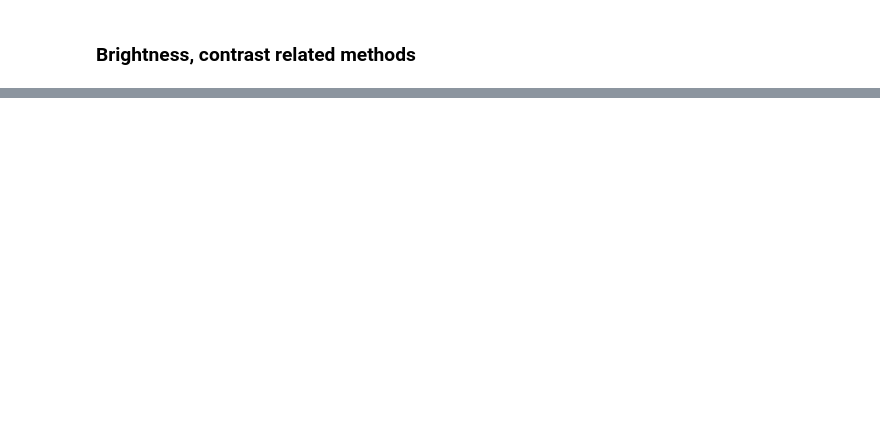
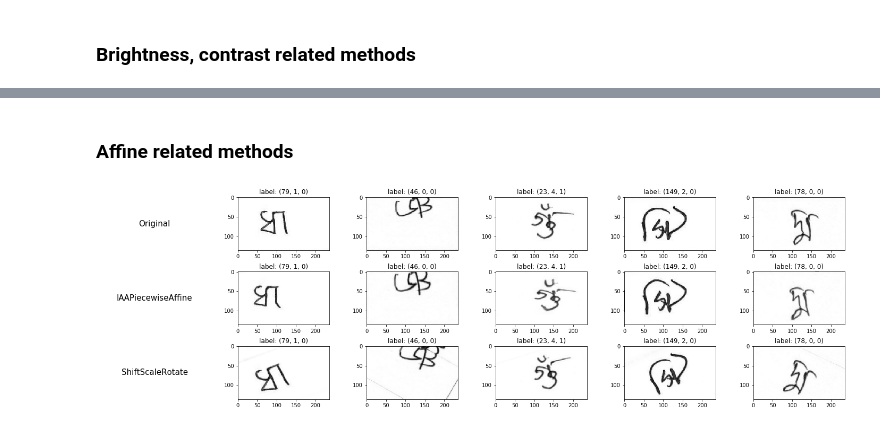
Before and after one commit to giwankim/bengaliai-cv19, a Jupyter notebook: nbs/albumentations.ipynb, the cells around one changed output, grey strips where cells are left out. Saved outputs shown, nothing was run; the diff lists cells and outputs as text; code cells hidden in the pictures; blank space fills up the shorter version.

```diff
--- a/nbs/albumentations.ipynb
+++ b/nbs/albumentations.ipynb
@@ -109,0 +161,16 @@ plot_augmented_images(train_ds, aug_dict)
+# %% [markdown]
+### Affine related methods
+# %%
+aug_dict = {
+    'Original': None,
+    'IAAPiecewiseAffine': albumentations.IAAPiecewiseAffine(p=1.0),
+    'ShiftScaleRotate': albumentations.ShiftScaleRotate(
+        shift_limit=0.0625,
+        scale_limit=0.1,
+        rotate_limit=30,
+        p=1.0)
+}
+
+plot_augmented_images(train_ds, aug_dict)
+# %% [output]
+[figure, added]
```
Also changed, not shown: parts of 6 cells of this notebook.
